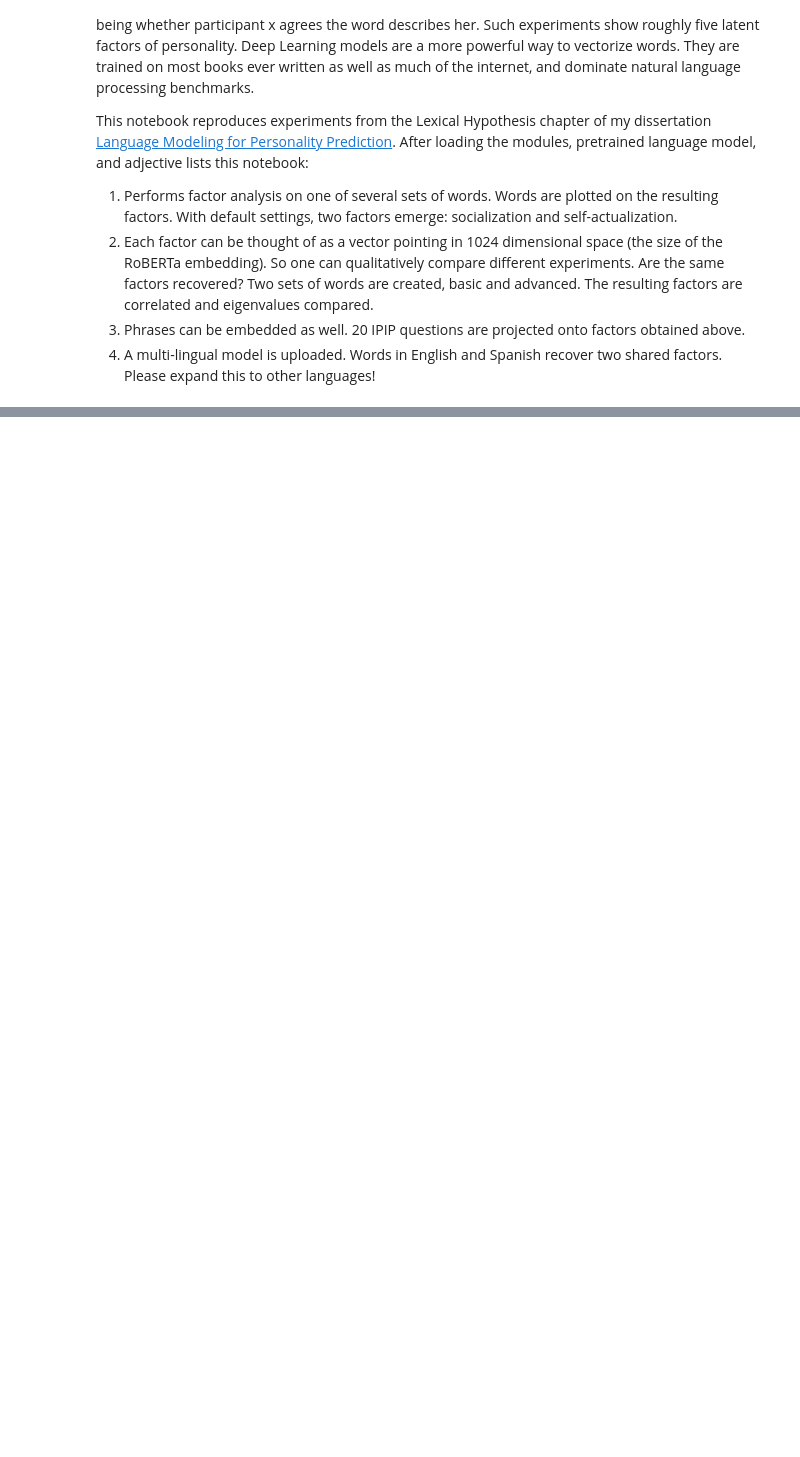
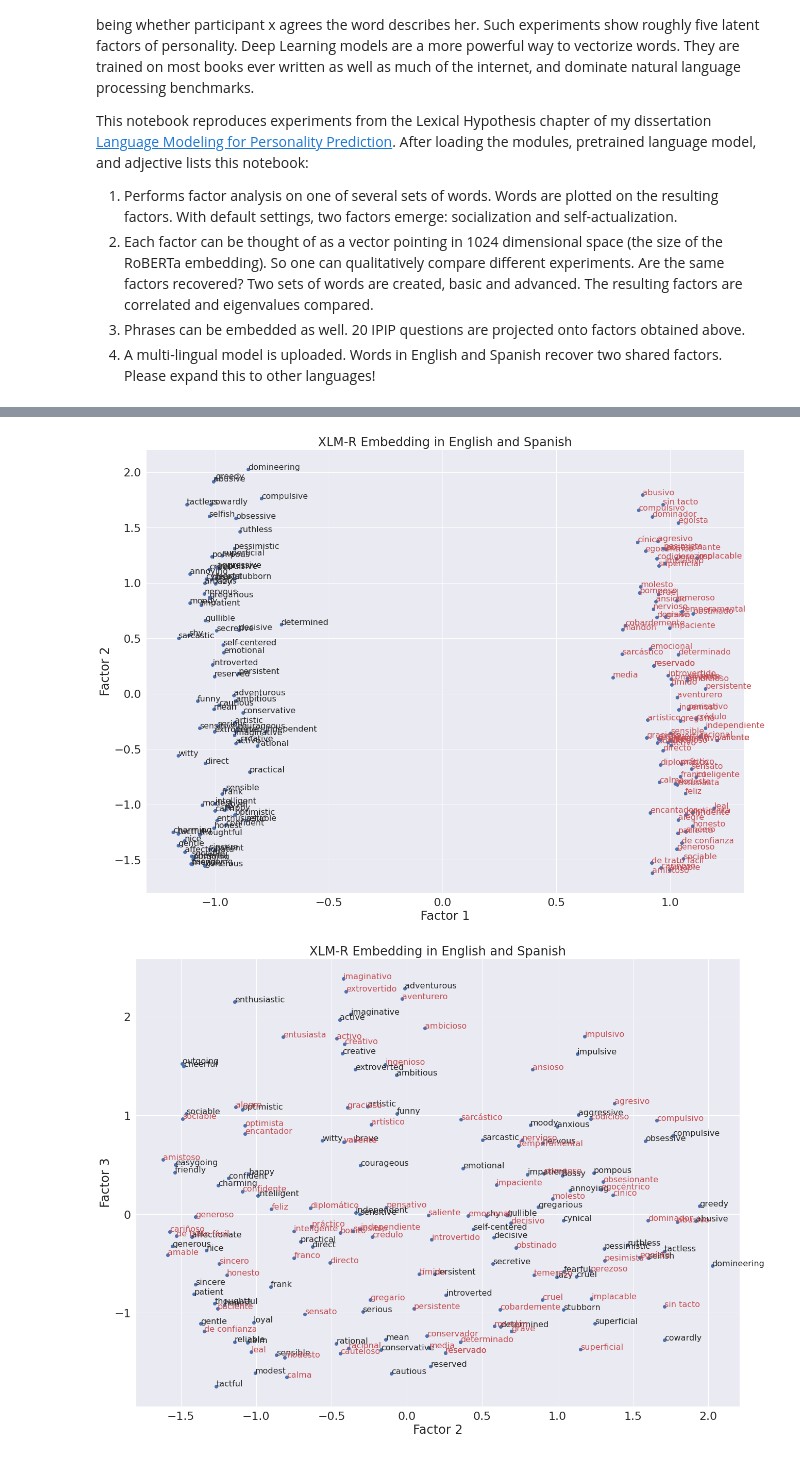
Before and after one commit to andcut/DeepLexicalHypothesis, a Jupyter notebook: DeepLexicalHypothesis.ipynb, the cells around one changed output, grey strips where cells are left out. Cells and saved outputs as stored; diff of their text form; code cells hidden in the pictures; blank space fills up the shorter version.

```diff
--- a/DeepLexicalHypothesis.ipynb
+++ b/DeepLexicalHypothesis.ipynb
@@ -263,0 +265,22 @@ plt.show()
+# %%
+!pip install sentencepiece
+if 'xlmr' not in locals():
+    xlmr = torch.hub.load('pytorch/fairseq', 'xlmr.large')
+    xlmr.eval()  # disable dropout (or leave in train mode to finetune)
+    xlmr.cuda()
+
+##load words##
+#let "t" be abrev for Thurstone, who first gathered the list of words
+words = pd.read_csv("DeepLexicalHypothesis/webster_english_spanish.csv", encoding='latin-1')
+english_words = words['english'].values.squeeze()
+spanish_words = words['spanish'].values.squeeze()
+
+#english sentences
+sentences = ["My personality can be described as <mask> and " + word + "." for word in english_words]
+sentences +=["Mi personalidad se puede describir como <mask> y " + word +"." for word in spanish_words]
+adj_vec = [xlmr.extract_mask_embedding(sent) for sent in sentences]
+
+##Dimensionality reduction##
+n_components = 5
+reducer = FactorAnalysis(n_components = n_components)
+adj_reduced = reducer.fit_transform(np.array(adj_vec))
@@ -263,0 +289,22 @@ plt.show()
+# %%
+#plot results
+#the first dimension separates the languages
+#the second and third are socialization and self-actualization.
+words = english_words.tolist() + spanish_words.tolist()
+for i in range(2):
+    x = adj_reduced[:,i]
+    y = adj_reduced[:,i+1]
+    plt.figure(figsize=(21,16))
+    plt.scatter(x,y)
+    plt.xlabel("Factor "+str(i+1), fontsize = 24)
+    plt.ylabel("Factor "+str(i+2), fontsize = 24)
+    plt.title("XLM-R Embedding in English and Spanish", fontsize = 24)
+    for j,word in enumerate(words):
+        if j<len(words)/2:
+            plt.text(x[j], y[j], word, fontsize=16)
+        else:
+            plt.text(x[j], y[j], word, fontsize=16, color = 'r')
+    plt.show()
+# %% [output]
+[figure, added]
+[figure, added]
```
Also changed, not shown: parts of 10 cells of this notebook.
